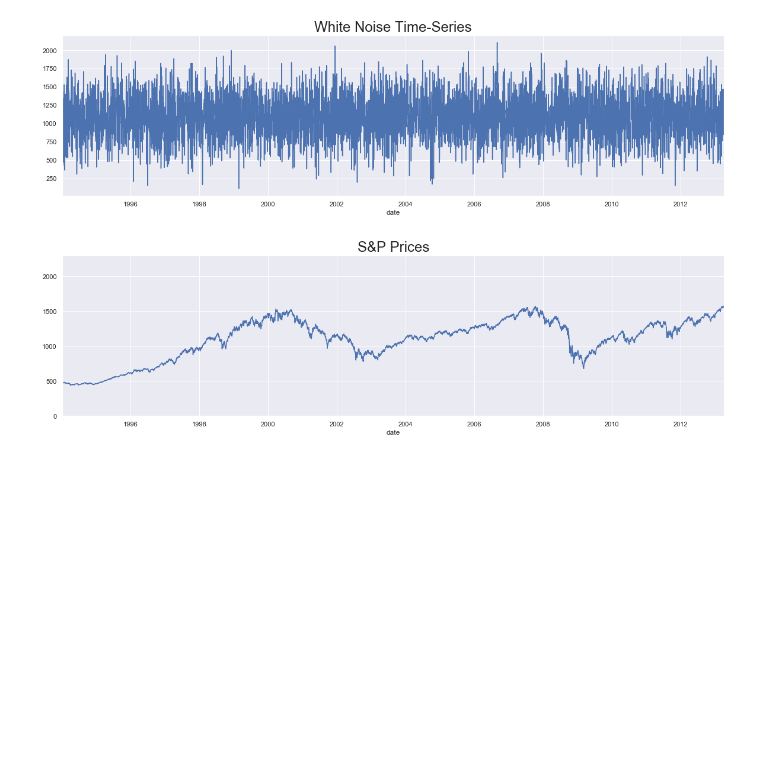
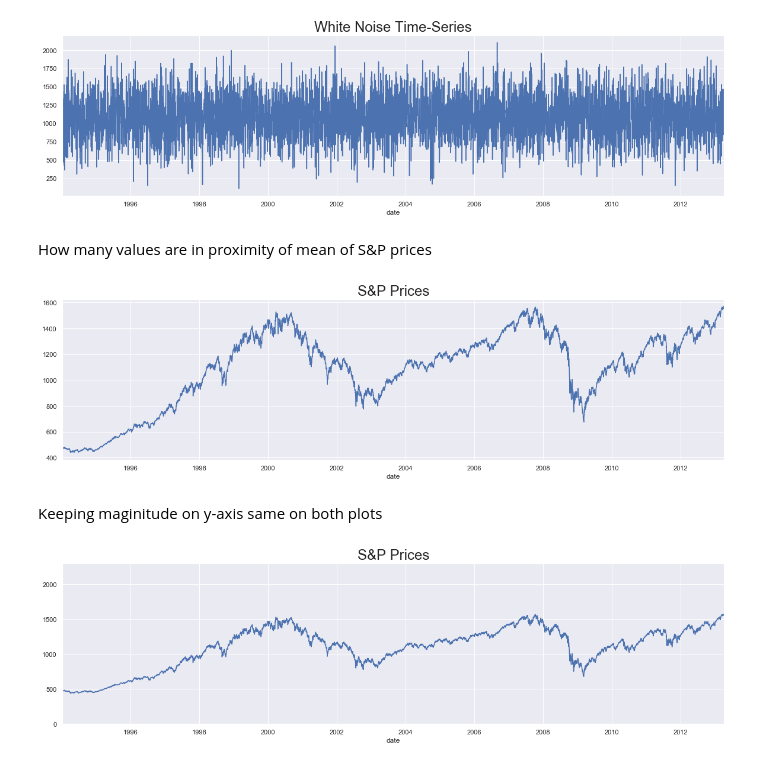
Before and after one commit to HassanSherwani/All_About_Neural_Networks, a Jupyter notebook: Time_series/3.Working with Time Series in Python.ipynb, the cells around one changed output. Cells and saved outputs as stored; diff of their text form; code cells hidden in the pictures; blank space fills up the shorter version.

```diff
--- a/Time_series/3.Working with Time Series in Python.ipynb
+++ b/Time_series/3.Working with Time Series in Python.ipynb
@@ -68,6 +84,16 @@ plt.title("White Noise Time-Series", size= 24)
 plt.show()
 # %% [output]
 [figure]
+# %% [markdown]
+How many values are in proximity of mean of S&P prices
+# %%
+df.market_value.plot(figsize=(20,5))
+plt.title("S&P Prices", size = 24)
+plt.show()
+# %% [output]
+[figure, added]
+# %% [markdown]
+Keeping maginitude on y-axis same on both plots
 # %%
 df.market_value.plot(figsize=(20,5))
 plt.title("S&P Prices", size = 24)
```
Also changed, not shown: parts of 25 cells of this notebook.
